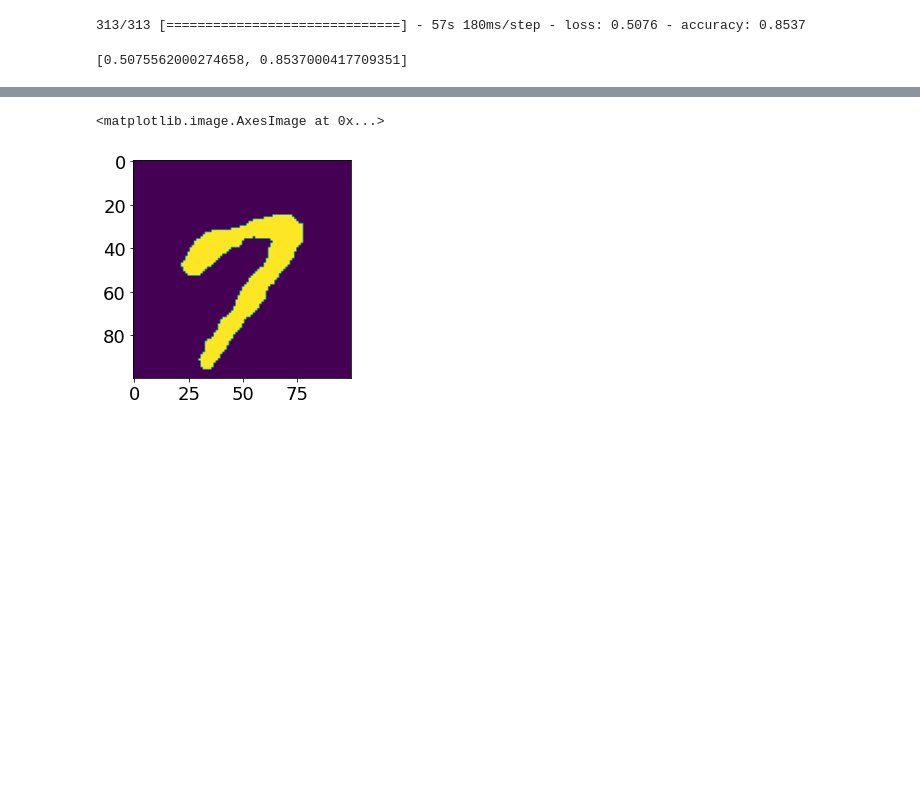
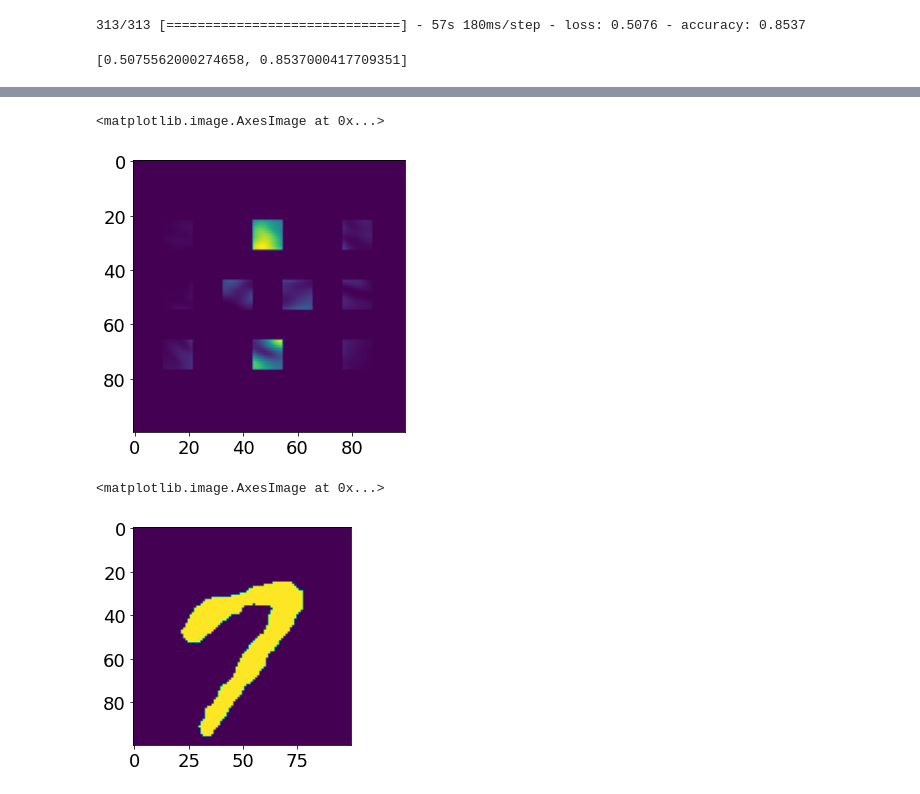
Before and after one commit to fftakumi/MOD2NN, a Jupyter notebook: train.ipynb, the cells around one changed output, grey strips where cells are left out. Cells and saved outputs as stored; diff of their text form; code cells hidden in the pictures; blank space fills up the shorter version.

```diff
--- a/train.ipynb
+++ b/train.ipynb
@@ -205,3 +170,9 @@ fig.tight_layout()
+# %%
+plt.figure(figsize=(5,5))
+plt.imshow(filtered_images[0,:,:])
+# %% [output]
+<matplotlib.image.AxesImage at 0x...>
+[figure, added]
 # %%
 layer_outputs = [layer.output for layer in model.layers[1:]]
 layer_outputs
```
Also changed, not shown: parts of 5 cells of this notebook, 4 other files.
